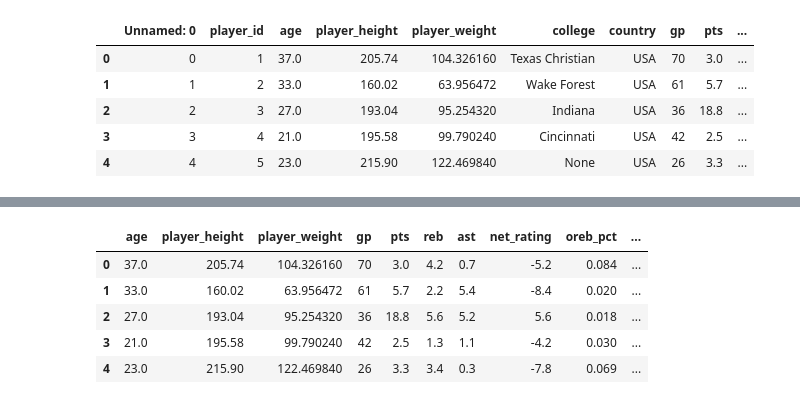
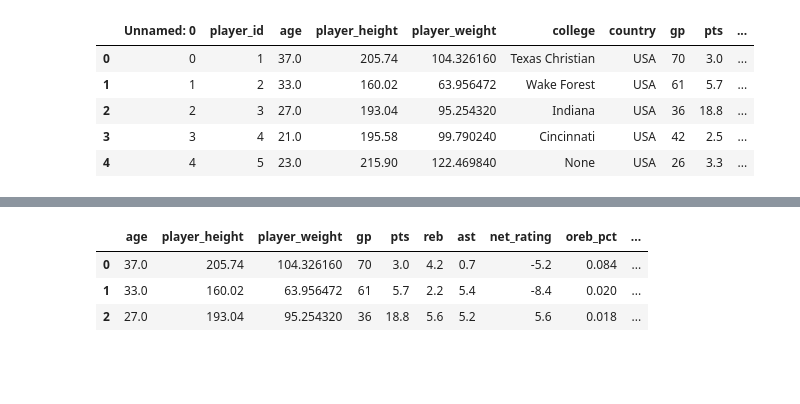
Before and after one commit to bolaubi/BasketballPlayer-Recruitment, a Jupyter notebook: basketball_player_recruitment.ipynb, the cells around one changed output, grey strips where cells are left out. Saved outputs shown, nothing was run; the diff lists cells and outputs as text; code cells hidden in the pictures; blank space fills up the shorter version.

```diff
--- a/basketball_player_recruitment.ipynb
+++ b/basketball_player_recruitment.ipynb
@@ -1136,10 +1179,8 @@ list_cols
 # %%
-X_test_final = df_test[list_cols]
-X_test_final.head()
+X_test_final = df_test[X.columns]
+X_test_final.head(3)
 # %% [output]
 |  | age | player_height | player_weight | gp | pts | reb | ast | net_rating | oreb_pct | ... |
 | 0 | 37.0 | 205.74 | 104.326160 | 70 | 3.0 | 4.2 | 0.7 | -5.2 | 0.084 | ... |
 | 1 | 33.0 | 160.02 | 63.956472 | 61 | 5.7 | 2.2 | 5.4 | -8.4 | 0.020 | ... |
 | 2 | 27.0 | 193.04 | 95.254320 | 36 | 18.8 | 5.6 | 5.2 | 5.6 | 0.018 | ... |
-| 3 | 21.0 | 195.58 | 99.790240 | 42 | 2.5 | 1.3 | 1.1 | -4.2 | 0.030 | ... |
-| 4 | 23.0 | 215.90 | 122.469840 | 26 | 3.3 | 3.4 | 0.3 | -7.8 | 0.069 | ... |
```
Also changed, not shown: parts of 150 cells of this notebook, 4 other files.
